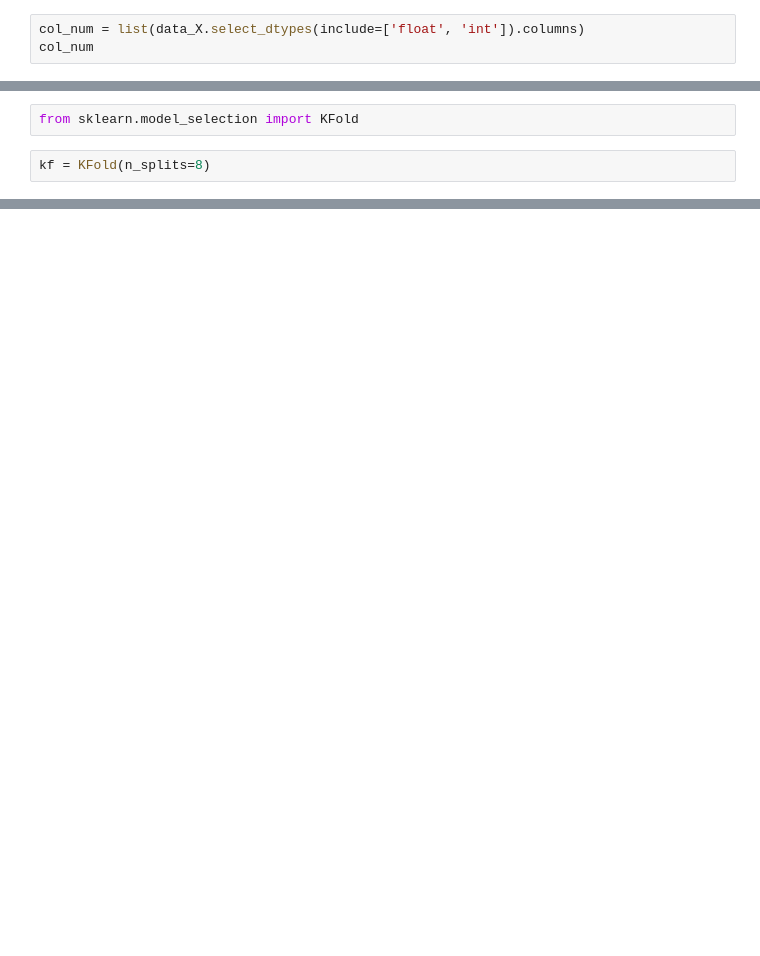
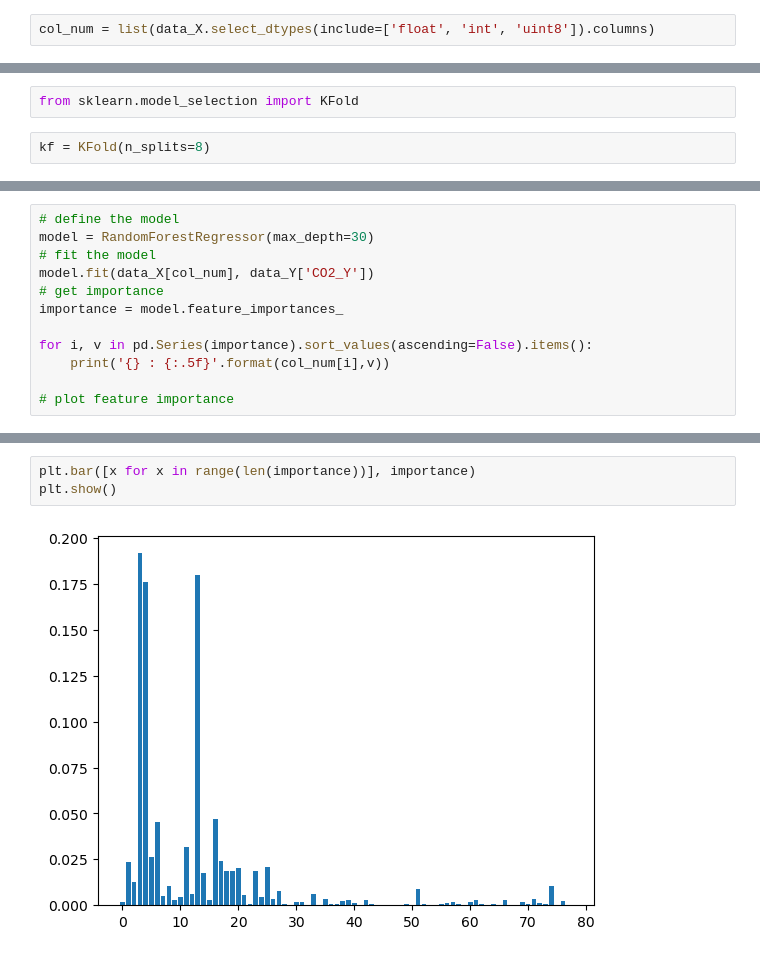
Before and after one commit to CeVague/Projet_4-Anticipez_besoins_consommation_batiments, a Jupyter notebook: Prediction.ipynb, the cells around one changed output, grey strips where cells are left out. Drawn from its saved outputs; the diff is of its cells as text; blank space fills up the shorter version.

```diff
--- a/Prediction.ipynb
+++ b/Prediction.ipynb
@@ -15,5 +17,4 @@ with open("./data/pickle", 'rb') as f:
 data_X = data_X[0]
 data_Y = data_Y[0]
 # %%
-col_num = list(data_X.select_dtypes(include=['float', 'int']).columns)
-col_num
+col_num = list(data_X.select_dtypes(include=['float', 'int', 'uint8']).columns)
@@ -129,0 +136,12 @@ Score RMSLE final : 1.193926823244094
+# %%
+# define the model
+model = RandomForestRegressor(max_depth=30)
+# fit the model
+model.fit(data_X[col_num], data_Y['CO2_Y'])
+# get importance
+importance = model.feature_importances_
+
+for i, v in pd.Series(importance).sort_values(ascending=False).items():
+    print('{} : {:.5f}'.format(col_num[i],v))
+
+# plot feature importance
@@ -129,0 +166,5 @@ Score RMSLE final : 1.193926823244094
+# %%
+plt.bar([x for x in range(len(importance))], importance)
+plt.show()
+# %% [output]
+[figure, added]
```
Also changed, not shown: parts of 23 cells of this notebook, 1 other file.
